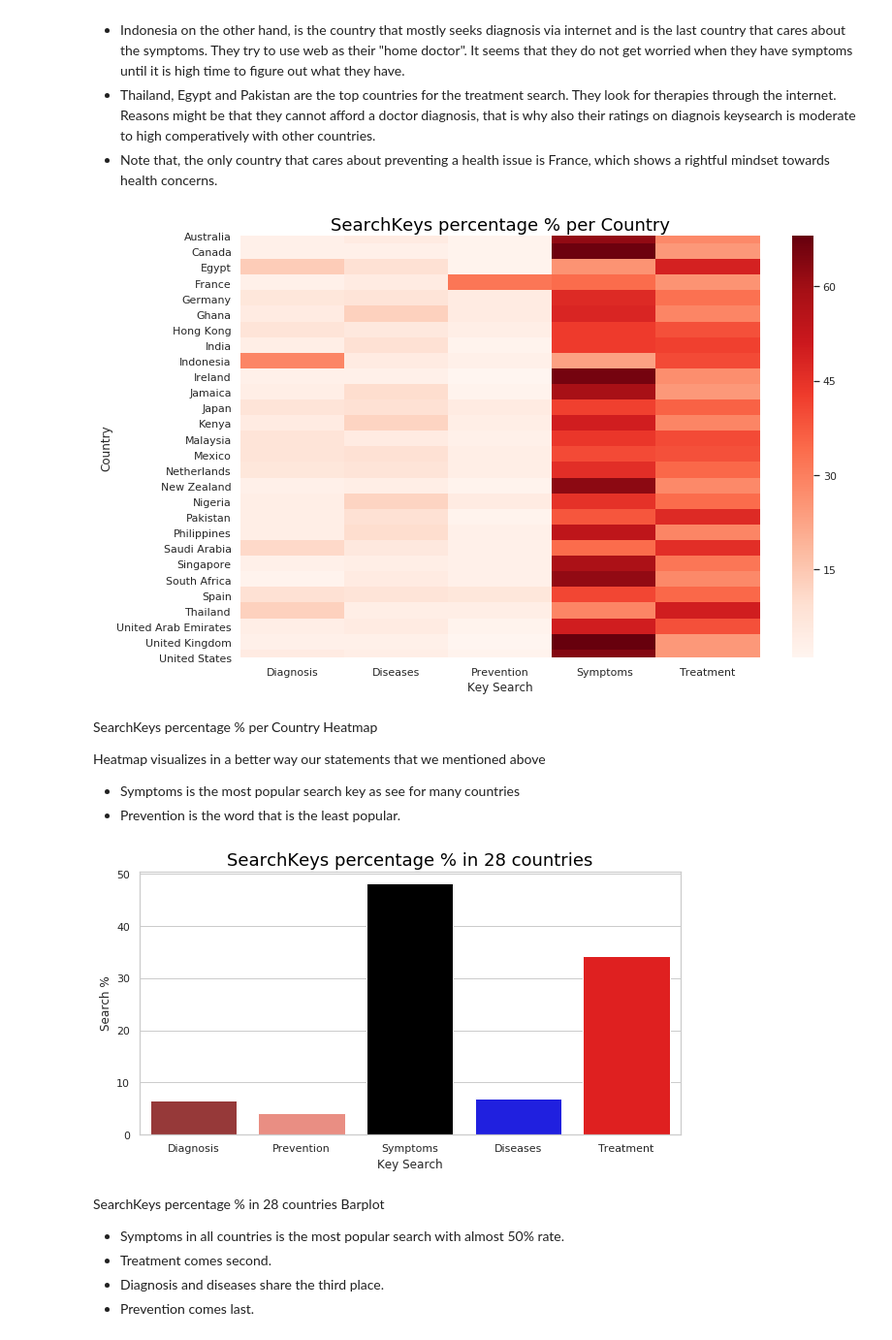
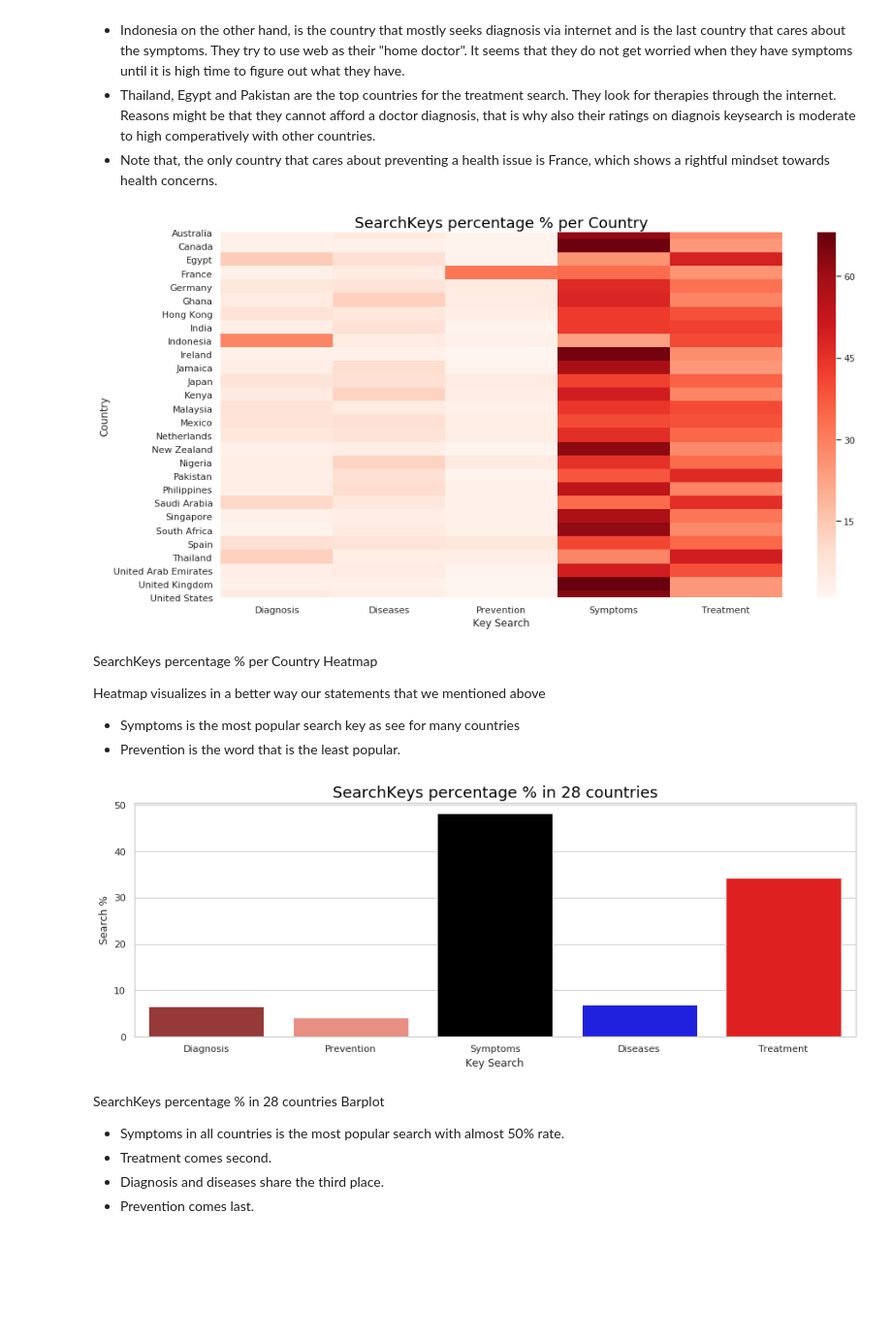
Before and after one commit to ioannapap/health_keysearch_analysis, a Jupyter notebook: health_search.ipynb, the cells around one changed output. Shown at 97% size. Saved outputs shown, nothing was run; the diff lists cells and outputs as text; code cells hidden in the pictures; blank space fills up the shorter version.

```diff
--- a/health_search.ipynb
+++ b/health_search.ipynb
@@ -124,16 +124,16 @@ SearchKeys percentage % per Country Barplot
 - Thailand, Egypt and Pakistan are the top countries for the treatment search. They look for therapies through the internet. Reasons might be that they cannot afford a doctor diagnosis, that is why also their ratings on diagnois keysearch is moderate to high comperatively with other countries.
 - Note that, the only country that cares about preventing a health issue is France, which shows a rightful mindset towards health concerns.
 # %%
-plt.figure(figsize=(12, 8))
+plt.figure(figsize=(15, 8))
 
 a = health_issue_df2.pivot('Country', 'Key Search', 'Search %')
 sns.heatmap(a, cmap='Reds')
 
 plt.title('SearchKeys percentage % per Country', color = 'black', fontsize = 18)
 
 plt.savefig('countries_keysearch%_heatmap.png')
 # %% [output]
-[figure, old version]
+[figure, new version]
 # %% [markdown]
 SearchKeys percentage % per Country Heatmap
 
@@ -150,7 +150,7 @@ health_issue_df3.reset_index(inplace = True)
 health_issue_df3.rename(columns = {'index':'Key Search', 0: 'Search %'}, inplace = True)
 health_issue_df3['Search %'] = health_issue_df3['Search %']/len(health_issue_df)
 # %%
-plt.figure(figsize=(10, 5))
+plt.figure(figsize=(15, 5))
 
 sns.barplot(x = 'Key Search', y = 'Search %', palette = palette, data = health_issue_df3 )
 
@@ -158,7 +158,7 @@ plt.title('SearchKeys percentage % in 28 countries', color = 'black', fontsize =
 
 plt.savefig('28countries_searchkeys%_barplot.png')
 # %% [output]
-[figure, old version]
+[figure, new version]
 # %% [markdown]
 SearchKeys percentage % in 28 countries Barplot
 
```
Also changed, not shown: parts of 15 cells of this notebook, 19 other files.
